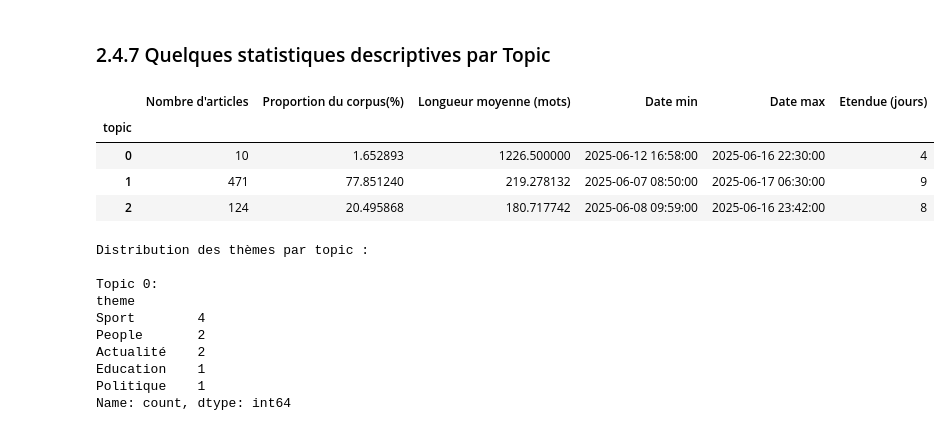
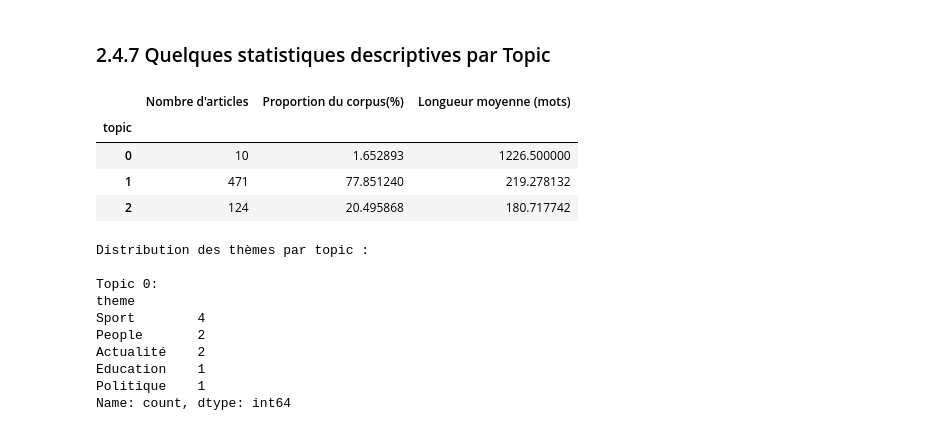
Before and after one commit to zimbo-hur/sene-scraper, a Jupyter notebook: Notebook_NLP.ipynb, the cells around one changed output. Cells and saved outputs as stored; diff of their text form; code cells hidden in the pictures.

```diff
--- a/Notebook_NLP.ipynb
+++ b/Notebook_NLP.ipynb
@@ -373,8 +395,4 @@ Name: cleaned_content, dtype: object
 # %%
-# Créer un vecteur de type Bag of Words
-vectorizer = CountVectorizer(max_df=0.95, min_df=2)  # on ignore les mots trop fréquents et trop rares
-X = vectorizer.fit_transform(df['cleaned_content'])
-
 # Afficher la taille du vocabulaire
 print(f"Nombre de mots uniques retenus : {len(vectorizer.get_feature_names_out())}")
 # %% [output]
@@ -606,25 +617,20 @@ plt.show()
 # %%
 # Regroupement par topic dominant
 grouped = df.groupby('topic')
 
 stats = pd.DataFrame({
     'Nombre d\'articles': grouped.size(),
     'Proportion du corpus(%)': grouped.size() / len(df) * 100,
     'Longueur moyenne (mots)': grouped['nb_mots'].mean(),
-    'Date min': grouped['date'].min(),
-    'Date max': grouped['date'].max()
 })
 
-# Calcul de l'étendue en jours
-stats['Etendue (jours)'] = (stats['Date max'] - stats['Date min']).dt.days
-
 stats.head()
 # %% [output]
-|  | Nombre d'articles | Proportion du corpus(%) | Longueur moyenne (mots) | Date min | Date max | Etendue (jours) |
-| topic |  |  |  |  |  |  |
-| 0 | 10 | 1.652893 | 1226.500000 | 2025-06-12 16:58:00 | 2025-06-16 22:30:00 | 4 |
-| 1 | 471 | 77.851240 | 219.278132 | 2025-06-07 08:50:00 | 2025-06-17 06:30:00 | 9 |
-| 2 | 124 | 20.495868 | 180.717742 | 2025-06-08 09:59:00 | 2025-06-16 23:42:00 | 8 |
+|  | Nombre d'articles | Proportion du corpus(%) | Longueur moyenne (mots) |
+| topic |  |  |  |
+| 0 | 10 | 1.652893 | 1226.500000 |
+| 1 | 471 | 77.851240 | 219.278132 |
+| 2 | 124 | 20.495868 | 180.717742 |
 # %%
 # Afficher la distribution des thèmes par topic
 print("\nDistribution des thèmes par topic :")
```
Also changed, not shown: parts of 22 cells of this notebook.
